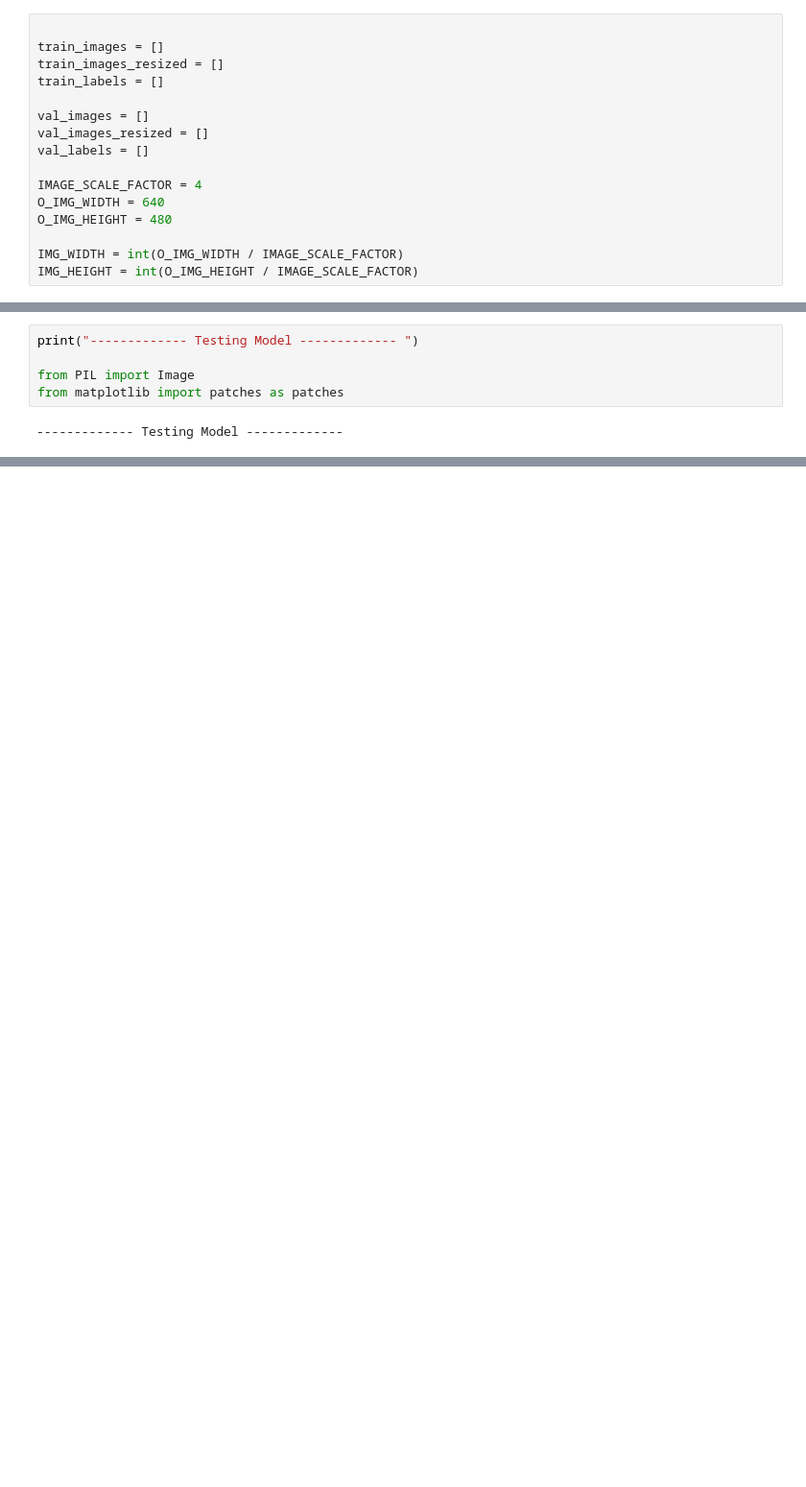
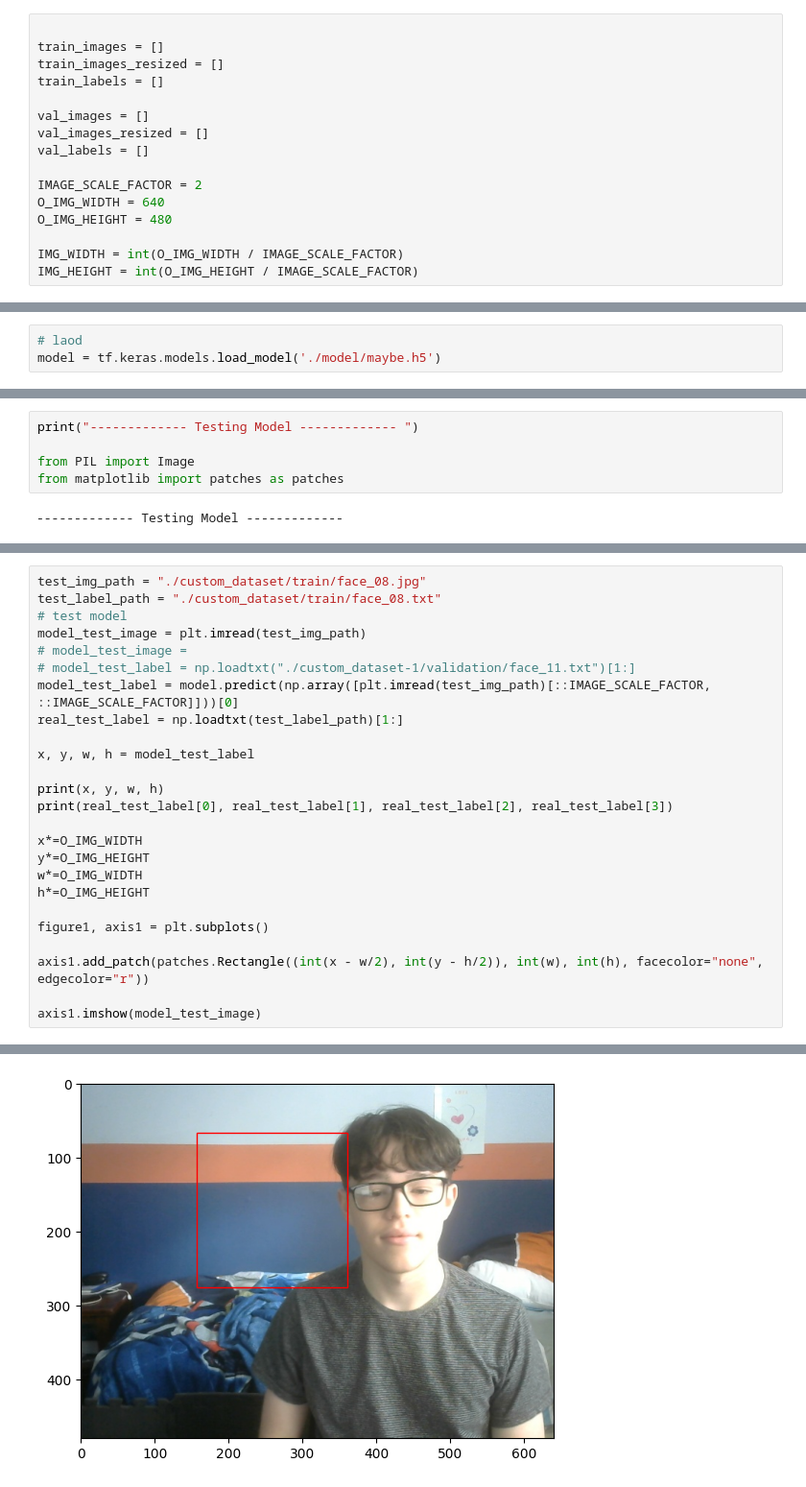
Before and after one commit to TeggunDrut/FaceRecognition, a Jupyter notebook: REAL/9-28-23.ipynb, the cells around one changed output, grey strips where cells are left out. Shown at 96% size. Drawn from its saved outputs; the diff is of its cells as text; blank space fills up the shorter version.

```diff
--- a/REAL/9-28-23.ipynb
+++ b/REAL/9-28-23.ipynb
@@ -53,7 +58,7 @@ val_images = []
 val_images_resized = []
 val_labels = []
 
-IMAGE_SCALE_FACTOR = 4
+IMAGE_SCALE_FACTOR = 2
 O_IMG_WIDTH = 640
 O_IMG_HEIGHT = 480
 
@@ -118,0 +172,3 @@ if TRAIN:
+# %%
+# laod
+model = tf.keras.models.load_model('./model/maybe.h5')
@@ -153,0 +208,26 @@ plt.show()
+# %%
+test_img_path = "./custom_dataset/train/face_08.jpg"
+test_label_path = "./custom_dataset/train/face_08.txt"
+# test model
+model_test_image = plt.imread(test_img_path)
+# model_test_image =
+# model_test_label = np.loadtxt("./custom_dataset-1/validation/face_11.txt")[1:]
+model_test_label = model.predict(np.array([plt.imread(test_img_path)[::IMAGE_SCALE_FACTOR, ::IMAGE_SCALE_FACTOR]]))[0]
+real_test_label = np.loadtxt(test_label_path)[1:]
+
+x, y, w, h = model_test_label
+
+print(x, y, w, h)
+print(real_test_label[0], real_test_label[1], real_test_label[2], real_test_label[3])
+
+x*=O_IMG_WIDTH
+y*=O_IMG_HEIGHT
+w*=O_IMG_WIDTH
+h*=O_IMG_HEIGHT
+
+figure1, axis1 = plt.subplots()
+
+axis1.add_patch(patches.Rectangle((int(x - w/2), int(y - h/2)), int(w), int(h), facecolor="none", edgecolor="r"))
+
+axis1.imshow(model_test_image)
+# %% [output]
@@ -153,0 +238 @@ plt.show()
+[figure, added]
```
Also changed, not shown: parts of 14 cells of this notebook, 5 other files.
